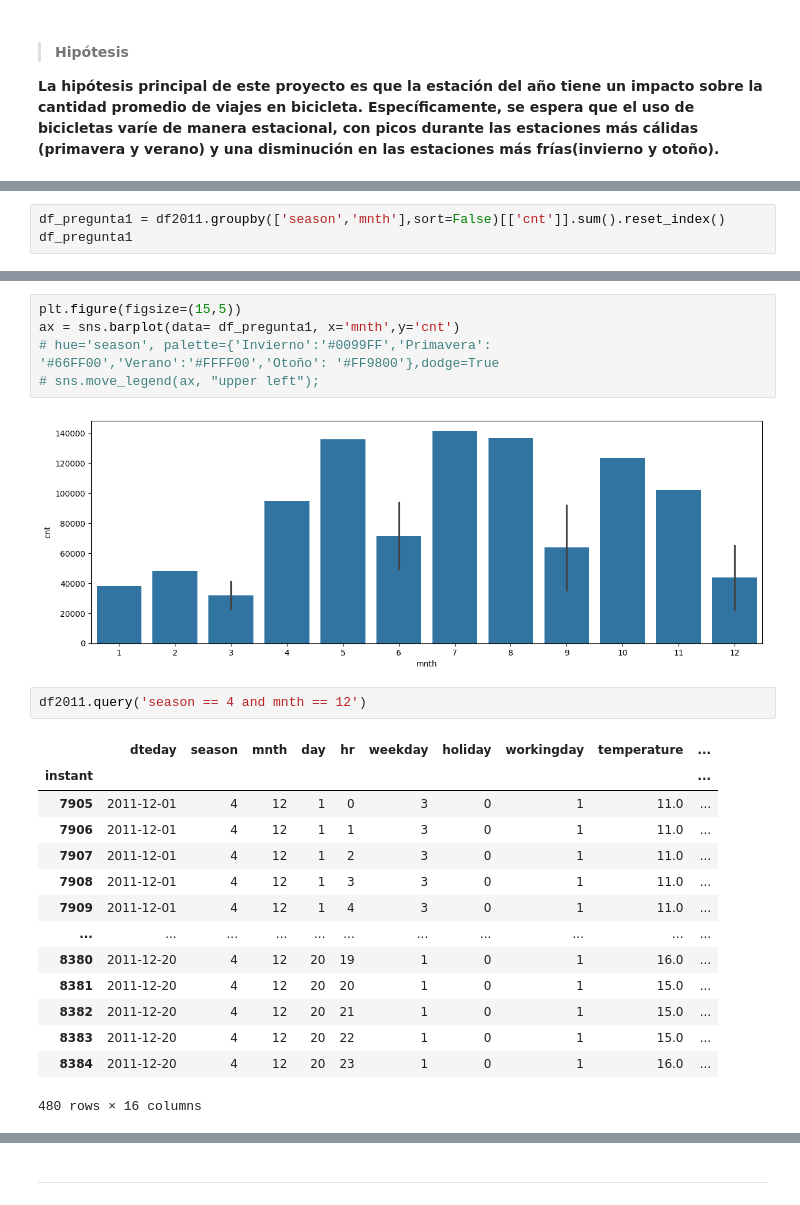
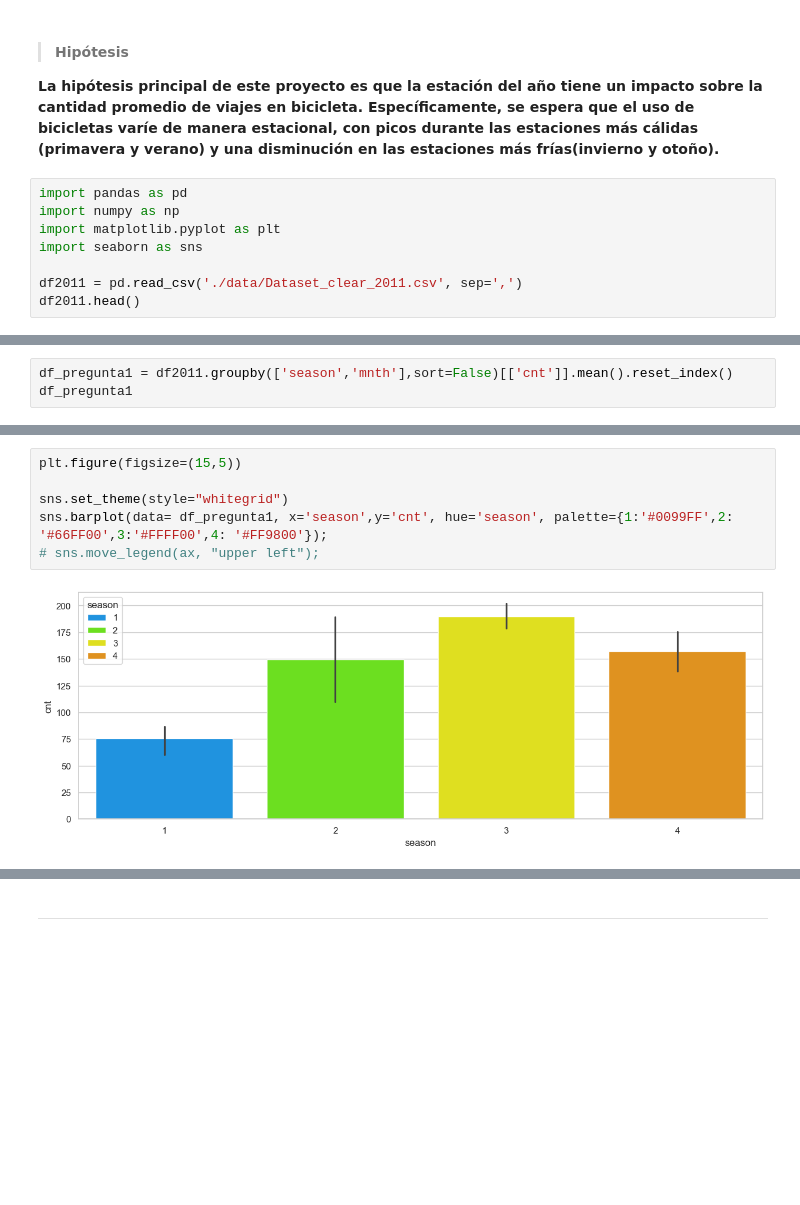
Before and after one commit to solfontan/Capital_Bikeshare_EDA, a Jupyter notebook: Datos_analisis.ipynb, the cells around one changed output, grey strips where cells are left out. Saved outputs shown, nothing was run; the diff lists cells and outputs as text; blank space fills up the shorter version.

```diff
--- a/Datos_analisis.ipynb
+++ b/Datos_analisis.ipynb
@@ -627,3 +627,11 @@ sns.heatmap(df2011.select_dtypes(exclude=['object']).corr(), annot=True);
 impacto sobre la cantidad promedio de viajes en bicicleta. Específicamente,
 se espera que el uso de bicicletas varíe de manera estacional, con picos durante las
 estaciones más cálidas (primavera y verano) y una disminución en las estaciones más frías(invierno y otoño).**
+# %%
+import pandas as pd
+import numpy as np
+import matplotlib.pyplot as plt
+import seaborn as sns
+
+df2011 = pd.read_csv('./data/Dataset_clear_2011.csv', sep=',')
+df2011.head()
@@ -630,5 +645,5 @@ estaciones más cálidas (primavera y verano) y una disminución en las estacion
 # %%
-df_pregunta1 = df2011.groupby(['season','mnth'],sort=False)[['cnt']].sum().reset_index()
+df_pregunta1 = df2011.groupby(['season','mnth'],sort=False)[['cnt']].mean().reset_index()
 df_pregunta1
 # %% [output]
 |  | season | mnth | cnt |
@@ -651,24 +708,8 @@ df_pregunta1
 # %%
 plt.figure(figsize=(15,5))
-ax = sns.barplot(data= df_pregunta1, x='mnth',y='cnt')
-# hue='season', palette={'Invierno':'#0099FF','Primavera': '#66FF00','Verano':'#FFFF00','Otoño': '#FF9800'},dodge=True
+
+sns.set_theme(style="whitegrid")
+sns.barplot(data= df_pregunta1, x='season',y='cnt', hue='season', palette={1:'#0099FF',2: '#66FF00',3:'#FFFF00',4: '#FF9800'});
 # sns.move_legend(ax, "upper left");
 # %% [output]
-[figure, old version]
+[figure, new version]
-# %%
-df2011.query('season == 4 and mnth == 12')
-# %% [output]
-|  | dteday | season | mnth | day | hr | weekday | holiday | workingday | temperature | ... |
-| instant |  |  |  |  |  |  |  |  |  | ... |
-| 7905 | 2011-12-01 | 4 | 12 | 1 | 0 | 3 | 0 | 1 | 11.0 | ... |
-| 7906 | 2011-12-01 | 4 | 12 | 1 | 1 | 3 | 0 | 1 | 11.0 | ... |
-| 7907 | 2011-12-01 | 4 | 12 | 1 | 2 | 3 | 0 | 1 | 11.0 | ... |
-| 7908 | 2011-12-01 | 4 | 12 | 1 | 3 | 3 | 0 | 1 | 11.0 | ... |
-| 7909 | 2011-12-01 | 4 | 12 | 1 | 4 | 3 | 0 | 1 | 11.0 | ... |
-| ... | ... | ... | ... | ... | ... | ... | ... | ... | ... | ... |
-| 8380 | 2011-12-20 | 4 | 12 | 20 | 19 | 1 | 0 | 1 | 16.0 | ... |
-| 8381 | 2011-12-20 | 4 | 12 | 20 | 20 | 1 | 0 | 1 | 15.0 | ... |
-| 8382 | 2011-12-20 | 4 | 12 | 20 | 21 | 1 | 0 | 1 | 15.0 | ... |
-| 8383 | 2011-12-20 | 4 | 12 | 20 | 22 | 1 | 0 | 1 | 15.0 | ... |
-| 8384 | 2011-12-20 | 4 | 12 | 20 | 23 | 1 | 0 | 1 | 16.0 | ... |
-480 rows × 16 columns
```
Also changed, not shown: parts of 13 cells of this notebook.
